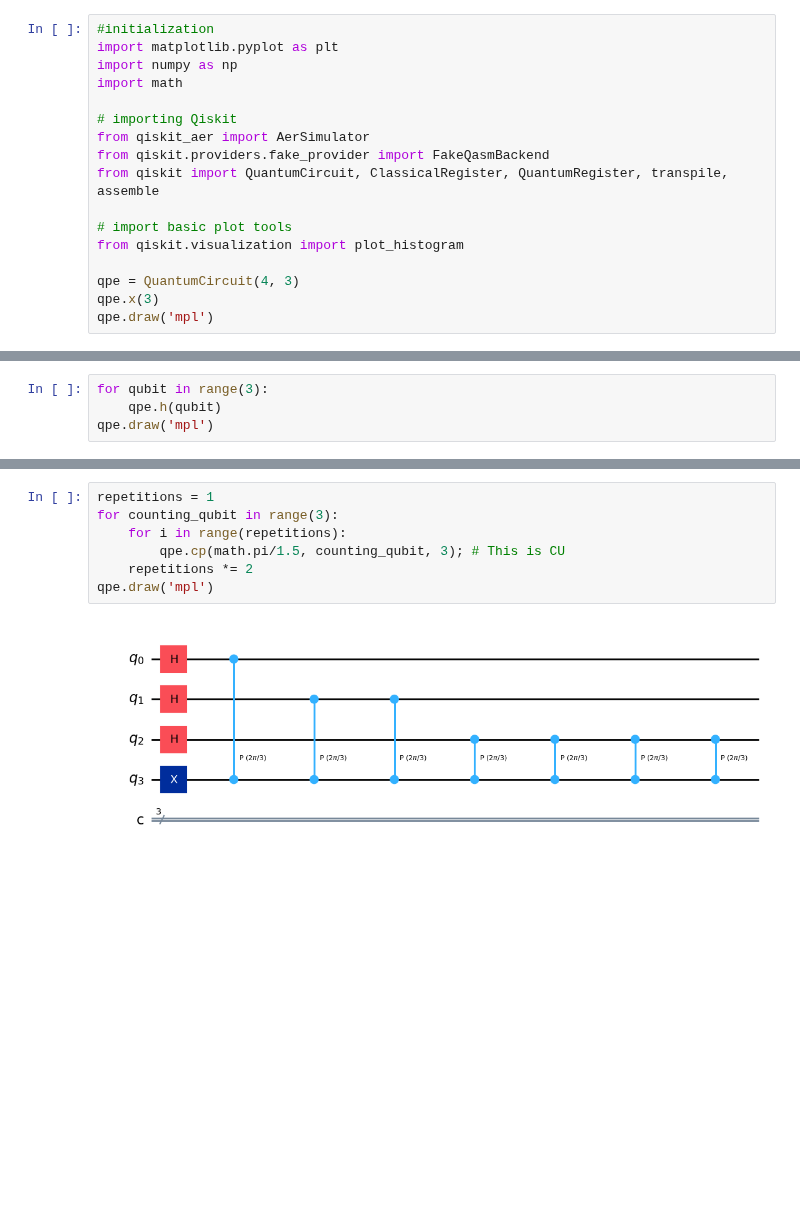
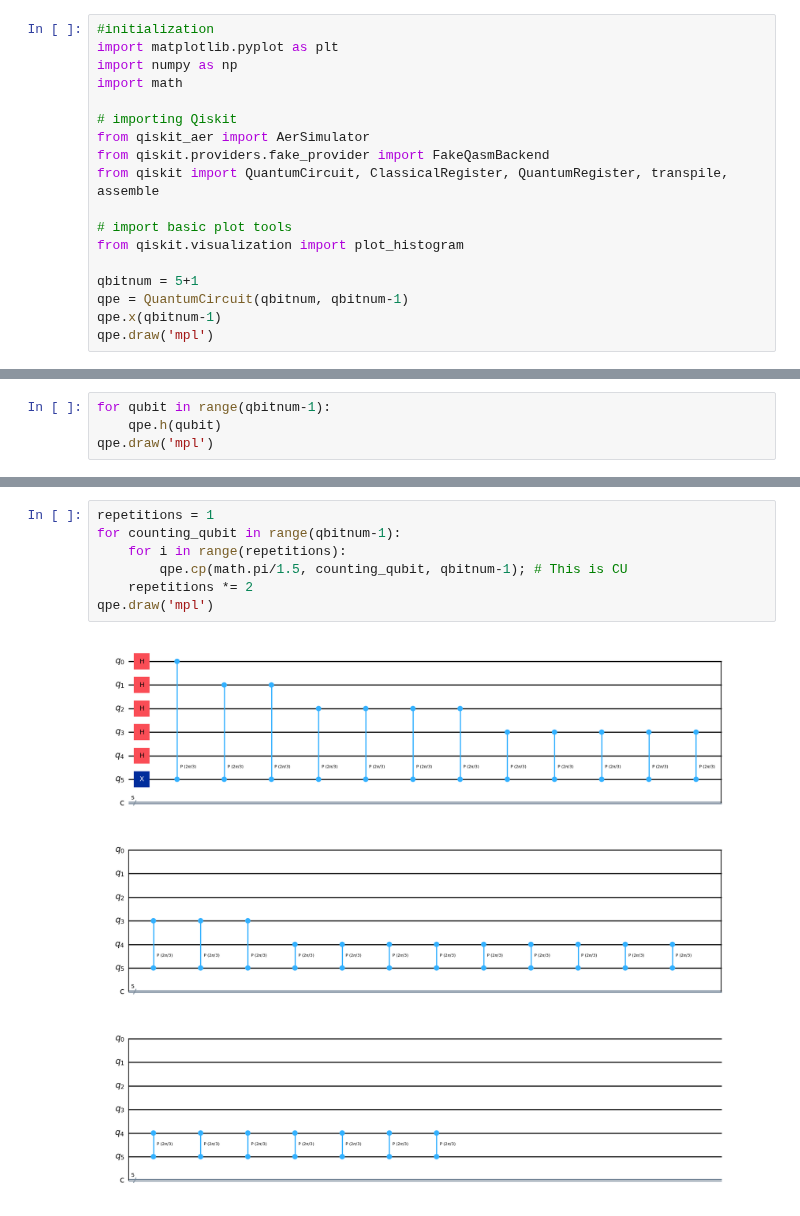
Before and after one commit to Lilith207/PythonForQuantum, a Jupyter notebook: Advanced/Assignment 3/qpe.ipynb, the cells around one changed output, grey strips where cells are left out. Cells and saved outputs as stored; diff of their text form; blank space fills up the shorter version.

```diff
--- a/Advanced/Assignment 3/qpe.ipynb
+++ b/Advanced/Assignment 3/qpe.ipynb
@@ -12,7 +12,8 @@ from qiskit import QuantumCircuit, ClassicalRegister, QuantumRegister, transpile
 # import basic plot tools
 from qiskit.visualization import plot_histogram
 
-qpe = QuantumCircuit(4, 3)
-qpe.x(3)
+qbitnum = 5+1
+qpe = QuantumCircuit(qbitnum, qbitnum-1)
+qpe.x(qbitnum-1)
 qpe.draw('mpl')
 # %% [output]
@@ -20,5 +21,5 @@ qpe.draw('mpl')
 # %%
-for qubit in range(3):
+for qubit in range(qbitnum-1):
     qpe.h(qubit)
 qpe.draw('mpl')
 # %% [output]
@@ -26,10 +27,10 @@ qpe.draw('mpl')
 # %%
 repetitions = 1
-for counting_qubit in range(3):
+for counting_qubit in range(qbitnum-1):
     for i in range(repetitions):
-        qpe.cp(math.pi/1.5, counting_qubit, 3); # This is CU
+        qpe.cp(math.pi/1.5, counting_qubit, qbitnum-1); # This is CU
     repetitions *= 2
 qpe.draw('mpl')
 # %% [output]
-[figure, old version]
+[figure, new version]
 # %%
```
Also changed, not shown: parts of 4 cells of this notebook, 2 other files.
